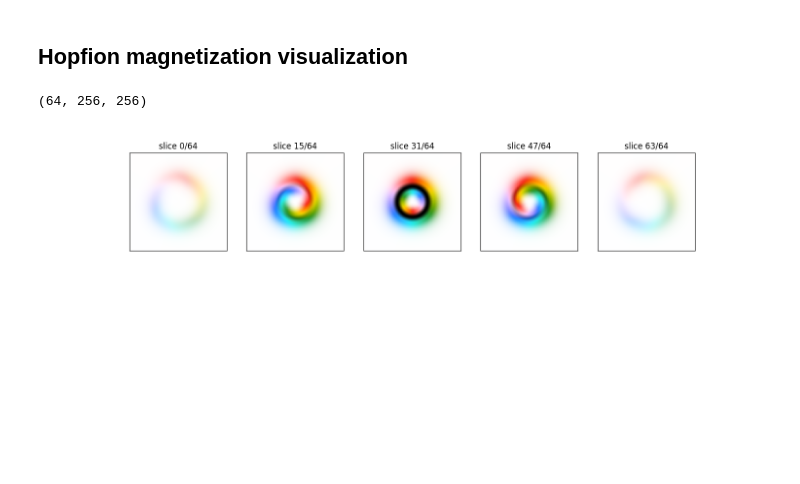
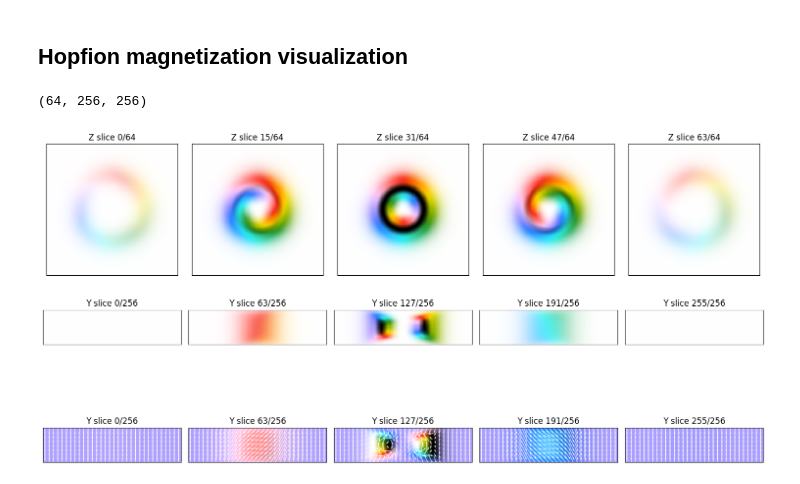
Before and after one commit to PyLorentz/PyLorentz, a Jupyter notebook: Examples/04_visualizations.ipynb, the cells around one changed output. Cells and saved outputs as stored; diff of their text form; code cells hidden in the pictures; blank space fills up the shorter version.

```diff
--- a/Examples/04_visualizations.ipynb
+++ b/Examples/04_visualizations.ipynb
@@ -223,12 +257,22 @@ hopf_z, hopf_y, hopf_x = hopfion(dim=256)
 print(hopf_z.shape)
 # %% [output]
 (64, 256, 256)
-# %%
-nslices = 5
-
-fig, axs = plt.subplots(ncols=nslices, figsize=(nslices*3, 3))
-for i, slice in enumerate(np.linspace(0, hopf_z.shape[0]-1, nslices)):
-    slice = int(slice)
-    show_2D(hopf_x[slice], hopf_y[slice], hopf_z[slice], figax=(fig, axs[i]), rad=0, title=f"slice {slice}/{hopf_z.shape[0]}")
-# %% [output]
-[figure, removed]
+# %%
+# note that when plotting slices through a volume, you must choose how you want the colormaps to correspond to vector components
+# here we show both slices along the y-axis with the top-down colormap (z -> black/white) and with
+# the "rotated" colormap (black/white -> y, as it is the out-of-page vector direction)
+
+nslices = 5
+
+fig, axs = plt.subplots(ncols=nslices, nrows=3, figsize=(nslices*3, 8))
+for i, (z_slice, y_slice) in enumerate(zip(np.linspace(0, hopf_z.shape[0]-1, nslices), np.linspace(0, hopf_z.shape[1]-1, nslices))):
+    z_slice = int(z_slice)
+    y_slice = int(y_slice)
+    show_2D(hopf_x[z_slice], hopf_y[z_slice], hopf_z[z_slice], figax=(fig, axs[0, i]), rad=0, title=f"Z slice {z_slice}/{hopf_z.shape[0]}")
+    show_2D(hopf_x[:, y_slice], hopf_y[:, y_slice], hopf_z[:, y_slice], figax=(fig, axs[1, i]), rad=0, title=f"Y slice {y_slice}/{hopf_z.shape[1]}")
+    show_2D(hopf_x[:, y_slice], hopf_z[:, y_slice],  hopf_y[:, y_slice], figax=(fig, axs[2, i]), rad=0, num_arrows=8, arrow_size=20, title=f"Y slice {y_slice}/{hopf_z.shape[1]}")
+
+plt.tight_layout()
+plt.show()
+# %% [output]
+[figure, added]
```
Also changed, not shown: parts of 12 cells of this notebook, 2 other files.
